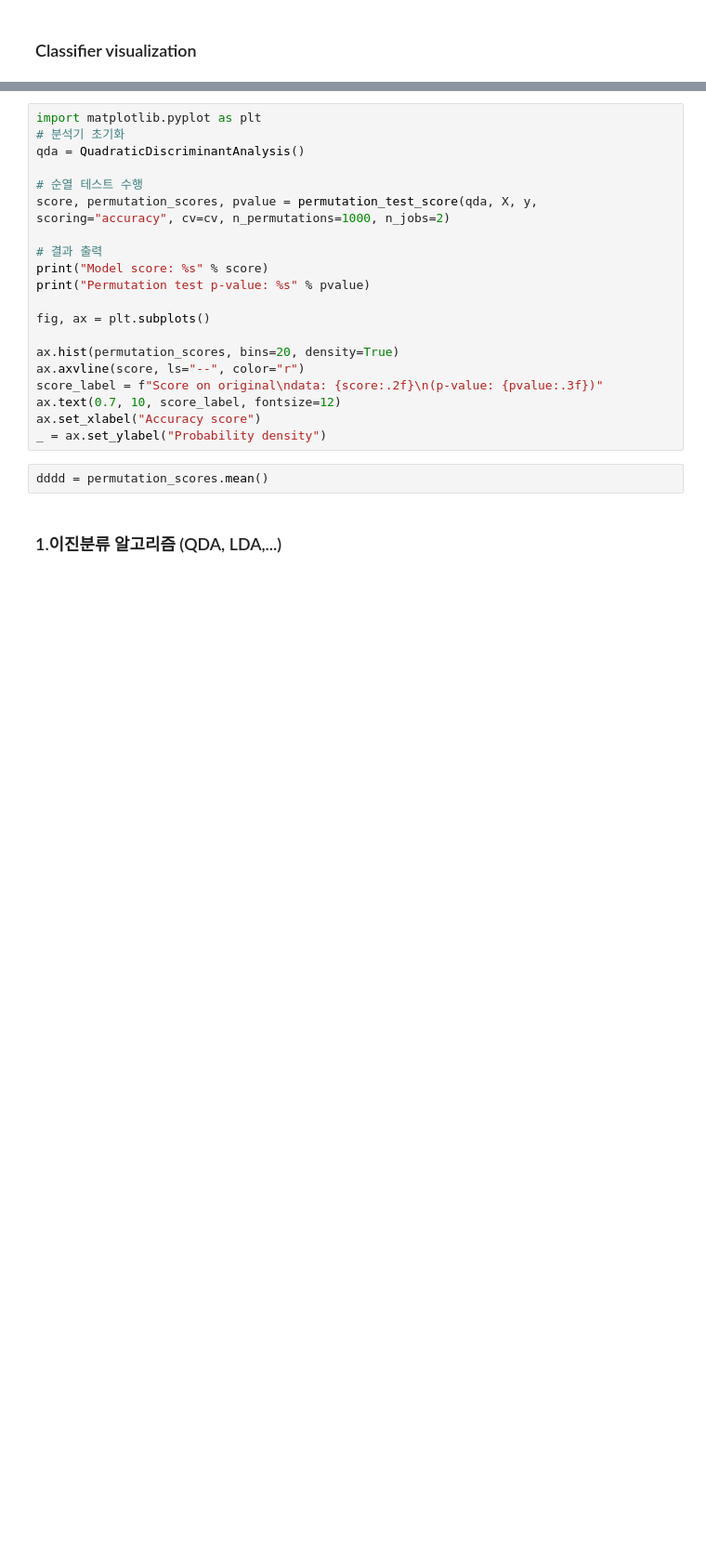
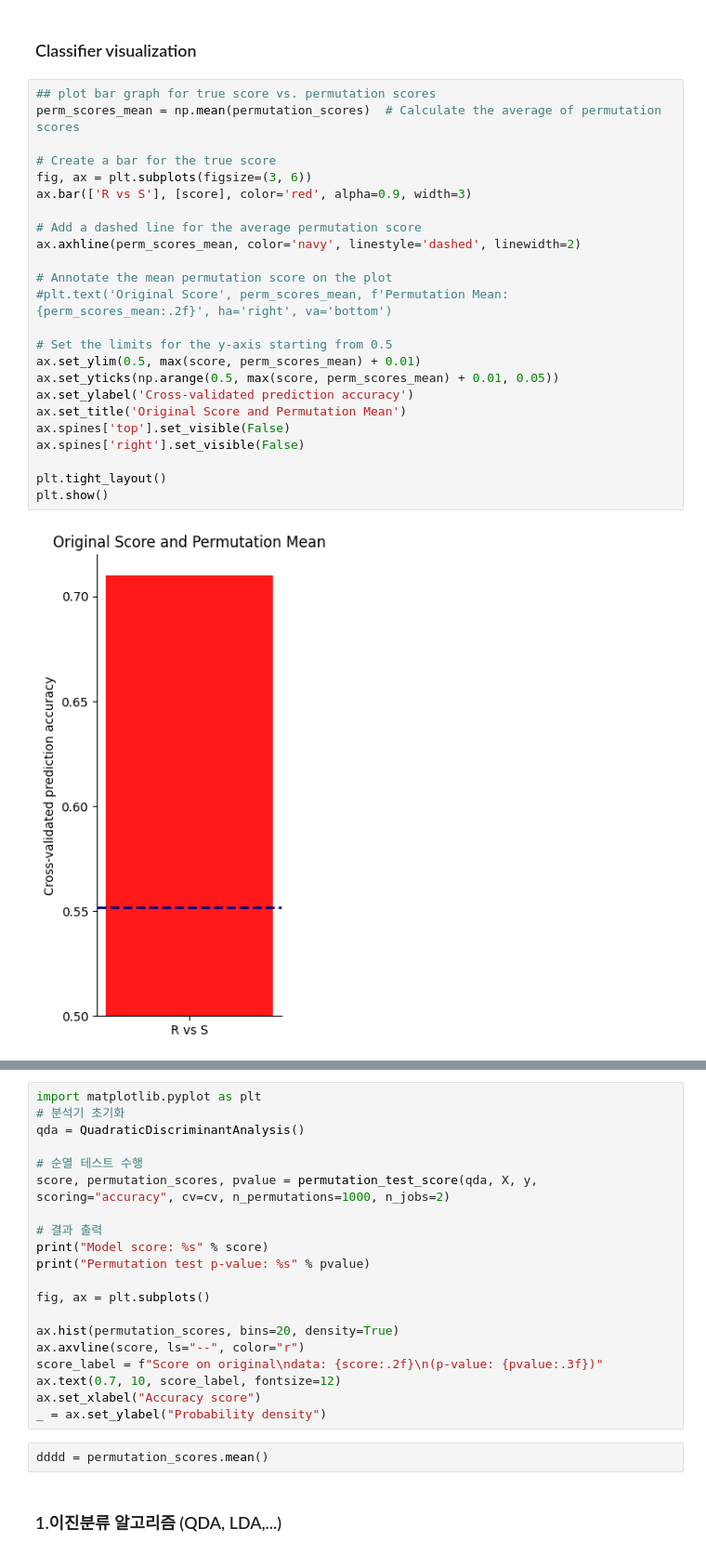
Before and after one commit to Junes94/keypoint-moseq, a Jupyter notebook: docs/source/afterSyll_June2.ipynb, the cells around one changed output, grey strips where cells are left out. Shown at 93% size. Drawn from its saved outputs; the diff is of its cells as text; blank space fills up the shorter version.

```diff
--- a/docs/source/afterSyll_June2.ipynb
+++ b/docs/source/afterSyll_June2.ipynb
@@ -211,5 +228,31 @@ print(f"P-value: {pvalue}")
 # %% [markdown]
 ### Classifier visualization
+# %%
+## plot bar graph for true score vs. permutation scores
+perm_scores_mean = np.mean(permutation_scores)  # Calculate the average of permutation scores
+
+# Create a bar for the true score
+fig, ax = plt.subplots(figsize=(3, 6))
+ax.bar(['R vs S'], [score], color='red', alpha=0.9, width=3)
+
+# Add a dashed line for the average permutation score
+ax.axhline(perm_scores_mean, color='navy', linestyle='dashed', linewidth=2)
+
+# Annotate the mean permutation score on the plot
+#plt.text('Original Score', perm_scores_mean, f'Permutation Mean: {perm_scores_mean:.2f}', ha='right', va='bottom')
+
+# Set the limits for the y-axis starting from 0.5
+ax.set_ylim(0.5, max(score, perm_scores_mean) + 0.01)
+ax.set_yticks(np.arange(0.5, max(score, perm_scores_mean) + 0.01, 0.05))
+ax.set_ylabel('Cross-validated prediction accuracy')
+ax.set_title('Original Score and Permutation Mean')
+ax.spines['top'].set_visible(False)
+ax.spines['right'].set_visible(False)
+
+plt.tight_layout()
+plt.show()
+# %% [output]
+[figure, added]
 # %%
 ## plot bar graph for true score vs. permutation scores
 perm_scores_mean = np.mean(permutation_scores)  # Calculate the average of permutation scores
```
Also changed, not shown: parts of 3 cells of this notebook, 12 other files.
